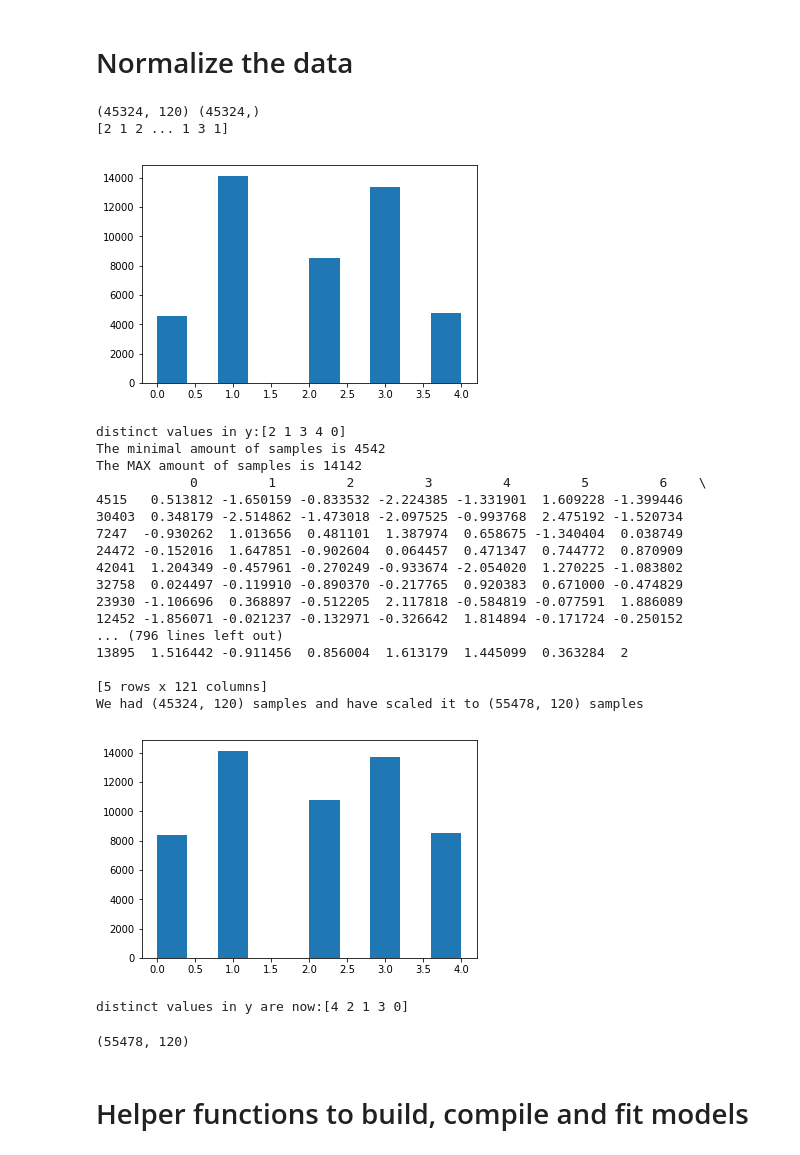
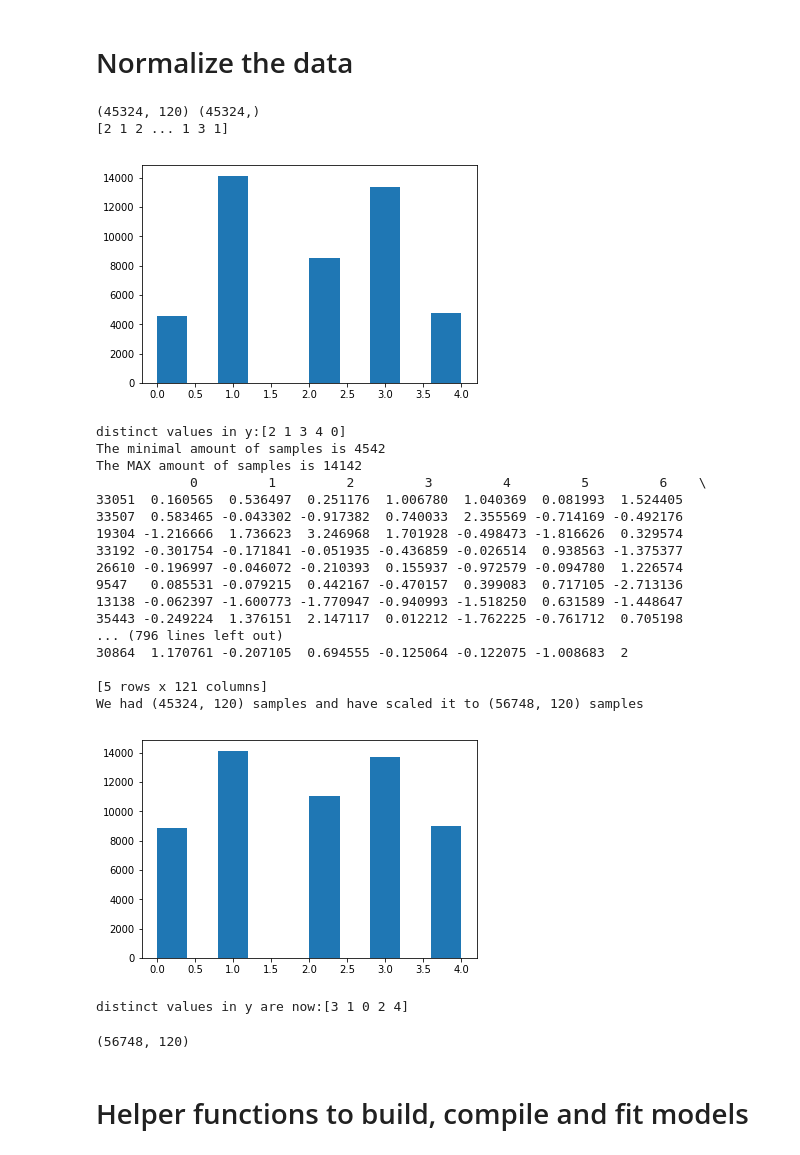
Before and after one commit to matthaeusheer/ml-project, a Jupyter notebook: notebooks/backup_gaussian_thingy.ipynb, the cells around one changed output. Cells and saved outputs as stored; diff of their text form; code cells hidden in the pictures.

```diff
--- a/notebooks/backup_gaussian_thingy.ipynb
+++ b/notebooks/backup_gaussian_thingy.ipynb
@@ -135,7 +135,7 @@ for i in y_distinct:
         working_set=working_set.drop(['y'],axis=1)
         if diff>0:
             # lets try bit how much to skew the org distribution
-            generated=working_set.sample(frac=(diff/sample_amount)*0.4,replace=True)
+            generated=working_set.sample(frac=(diff/sample_amount)*0.45,replace=True)
             print(generated)
             print(f'shape generated:{generated.shape}')
             generated_df=pd.DataFrame(generated)
@@ -153,45 +153,45 @@ balanced_X=balanced_X.sample(frac=1)
 
 balanced_X=balanced_X.sample(frac=1)
 # shuffle again such that it makes bit more sense
 
 balanced_X=balanced_X.sample(frac=1)
 #shuffle dosnt shuffle as much at it seems #idk
 print(balanced_X.head())
 
 
 balanced_Y=balanced_X.y
 balanced_X=balanced_X.drop(['y'],axis=1)
 
 assert balanced_X.shape[0]==balanced_Y.shape[0]
 balanced_Y=balanced_Y.values.reshape((-1,))
 balanced_X=balanced_X.values
 print(f'We had {X_train.shape} samples and have scaled it to {balanced_X.shape} samples')
 plt.hist(balanced_Y)
 plt.show()
 print(f'distinct values in y are now:{pd.DataFrame(balanced_Y)[0].unique()}')
 # %% [output]
 (45324, 120) (45324,)
 [2 1 2 ... 1 3 1]
 [figure]
 distinct values in y:[2 1 3 4 0]
 The minimal amount of samples is 4542
 The MAX amount of samples is 14142
             0         1         2         3         4         5         6    \
-4515   0.513812 -1.650159 -0.833532 -2.224385 -1.331901  1.609228 -1.399446
-30403  0.348179 -2.514862 -1.473018 -2.097525 -0.993768  2.475192 -1.520734
-7247  -0.930262  1.013656  0.481101  1.387974  0.658675 -1.340404  0.038749
-24472 -0.152016  1.647851 -0.902604  0.064457  0.471347  0.744772  0.870909
-42041  1.204349 -0.457961 -0.270249 -0.933674 -2.054020  1.270225 -1.083802
-32758  0.024497 -0.119910 -0.890370 -0.217765  0.920383  0.671000 -0.474829
-23930 -1.106696  0.368897 -0.512205  2.117818 -0.584819 -0.077591  1.886089
-12452 -1.856071 -0.021237 -0.132971 -0.326642  1.814894 -0.171724 -0.250152
+33051  0.160565  0.536497  0.251176  1.006780  1.040369  0.081993  1.524405
+33507  0.583465 -0.043302 -0.917382  0.740033  2.355569 -0.714169 -0.492176
+19304 -1.216666  1.736623  3.246968  1.701928 -0.498473 -1.816626  0.329574
+33192 -0.301754 -0.171841 -0.051935 -0.436859 -0.026514  0.938563 -1.375377
+26610 -0.196997 -0.046072 -0.210393  0.155937 -0.972579 -0.094780  1.226574
+9547   0.085531 -0.079215  0.442167 -0.470157  0.399083  0.717105 -2.713136
+13138 -0.062397 -1.600773 -1.770947 -0.940993 -1.518250  0.631589 -1.448647
+35443 -0.249224  1.376151  2.147117  0.012212 -1.762225 -0.761712  0.705198
 ... (796 lines left out)
-13895  1.516442 -0.911456  0.856004  1.613179  1.445099  0.363284  2
+30864  1.170761 -0.207105  0.694555 -0.125064 -0.122075 -1.008683  2
 
 [5 rows x 121 columns]
-We had (45324, 120) samples and have scaled it to (55478, 120) samples
+We had (45324, 120) samples and have scaled it to (56748, 120) samples
-[figure, old version]
+[figure, new version]
-distinct values in y are now:[4 2 1 3 0]
+distinct values in y are now:[3 1 0 2 4]
 # %%
 # Lets do some feature selection order nto efficient but idk
 from sklearn.feature_selection import SelectKBest, chi2
@@ -210,7 +210,7 @@ selecter=SelectKBest(k=120)
 X_norm_small = selecter.fit_transform(balanced_X, balanced_Y)
 print(X_norm_small.shape)
 # %% [output]
-(55478, 120)
+(56748, 120)
 # %% [markdown]
 # Helper functions to build, compile and fit models
 # %%
```
Also changed, not shown: parts of 2 cells of this notebook.
